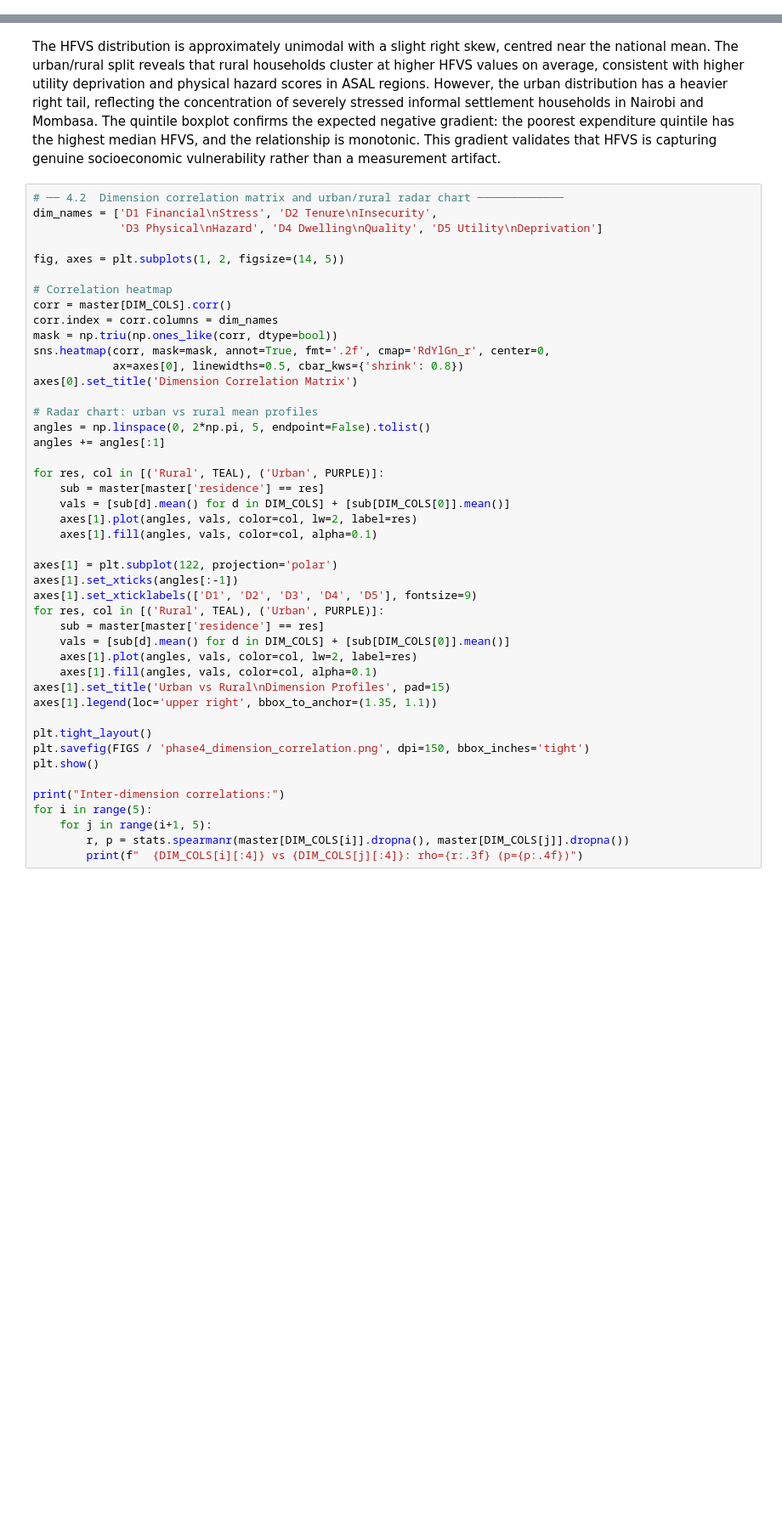
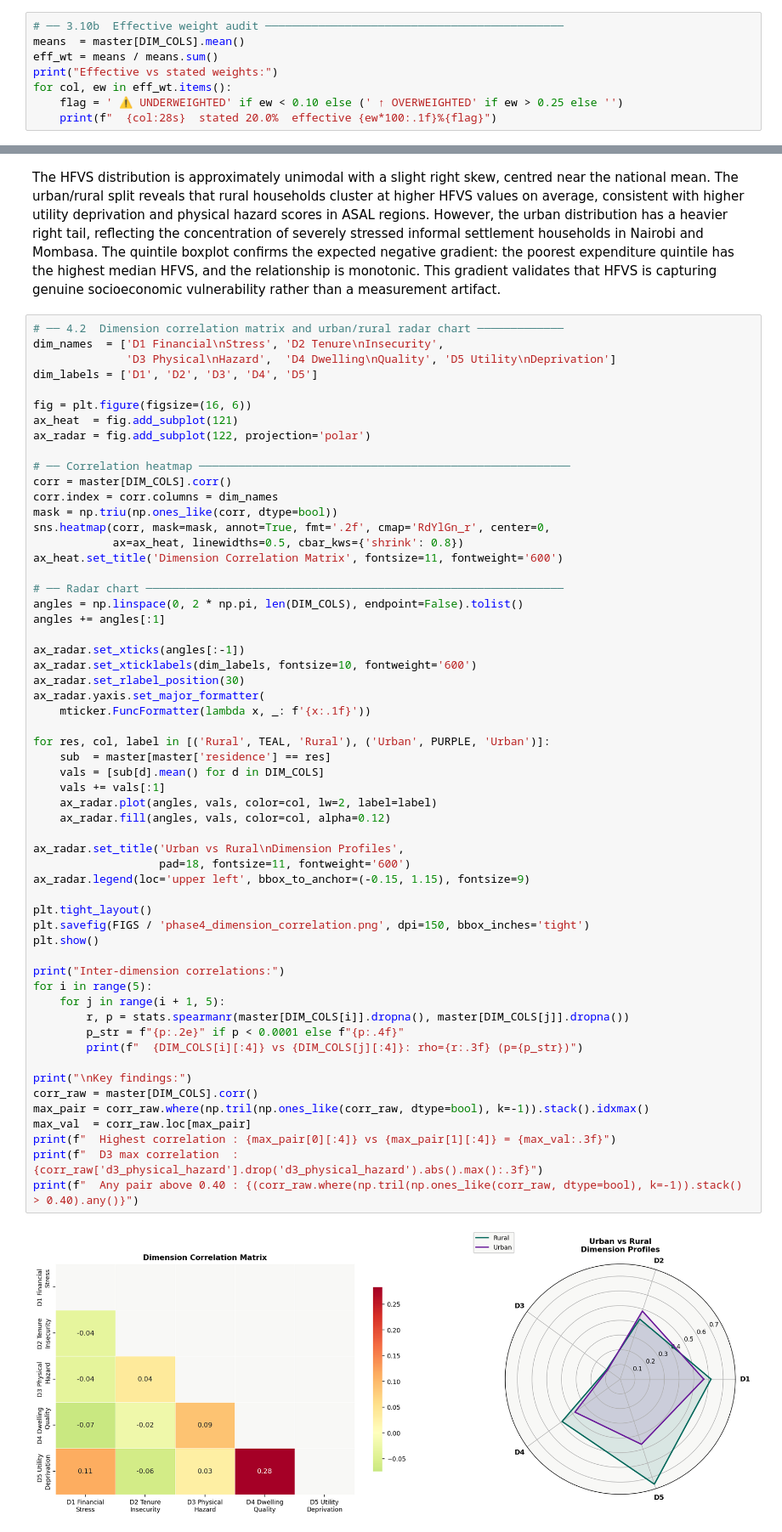
Before and after one commit to VAL-Jerono/KHS_housing_dissertation, a Jupyter notebook: KHS_Dissertation_REVISED.ipynb, the cells around one changed output, grey strips where cells are left out. Shown at 85% size. Drawn from its saved outputs; the diff is of its cells as text; blank space fills up the shorter version.

```diff
--- a/KHS_Dissertation_REVISED.ipynb
+++ b/KHS_Dissertation_REVISED.ipynb
@@ -1075,0 +1599,8 @@ print(f"  Survey weight range  : {master['hhweight'].min():.2f} to {master['hhwe
+# %%
+# ── 3.10b  Effective weight audit ─────────────────────────────────────────────
+means  = master[DIM_COLS].mean()
+eff_wt = means / means.sum()
+print("Effective vs stated weights:")
+for col, ew in eff_wt.items():
+    flag = ' ⚠ UNDERWEIGHTED' if ew < 0.10 else (' ↑ OVERWEIGHTED' if ew > 0.25 else '')
+    print(f"  {col:28s}  stated 20.0%  effective {ew*100:.1f}%{flag}")
@@ -1131,46 +1675,60 @@ print(f"  Distribution is {'NOT ' if p_sw < 0.05 else ''}approximately normal (a
 The HFVS distribution is approximately unimodal with a slight right skew, centred near the national mean. The urban/rural split reveals that rural households cluster at higher HFVS values on average, consistent with higher utility deprivation and physical hazard scores in ASAL regions. However, the urban distribution has a heavier right tail, reflecting the concentration of severely stressed informal settlement households in Nairobi and Mombasa. The quintile boxplot confirms the expected negative gradient: the poorest expenditure quintile has the highest median HFVS, and the relationship is monotonic. This gradient validates that HFVS is capturing genuine socioeconomic vulnerability rather than a measurement artifact.
 # %%
 # ── 4.2  Dimension correlation matrix and urban/rural radar chart ─────────────
-dim_names = ['D1 Financial\nStress', 'D2 Tenure\nInsecurity',
-             'D3 Physical\nHazard', 'D4 Dwelling\nQuality', 'D5 Utility\nDeprivation']
+dim_names  = ['D1 Financial\nStress', 'D2 Tenure\nInsecurity',
+              'D3 Physical\nHazard',  'D4 Dwelling\nQuality', 'D5 Utility\nDeprivation']
+dim_labels = ['D1', 'D2', 'D3', 'D4', 'D5']
 
-fig, axes = plt.subplots(1, 2, figsize=(14, 5))
+fig = plt.figure(figsize=(16, 6))
+ax_heat  = fig.add_subplot(121)
+ax_radar = fig.add_subplot(122, projection='polar')
 
-# Correlation heatmap
+# ── Correlation heatmap ────────────────────────────────────────────────────────
 corr = master[DIM_COLS].corr()
 corr.index = corr.columns = dim_names
 mask = np.triu(np.ones_like(corr, dtype=bool))
 sns.heatmap(corr, mask=mask, annot=True, fmt='.2f', cmap='RdYlGn_r', center=0,
-            ax=axes[0], linewidths=0.5, cbar_kws={'shrink': 0.8})
-axes[0].set_title('Dimension Correlation Matrix')
+            ax=ax_heat, linewidths=0.5, cbar_kws={'shrink': 0.8})
+ax_heat.set_title('Dimension Correlation Matrix', fontsize=11, fontweight='600')
 
-# Radar chart: urban vs rural mean profiles
-angles = np.linspace(0, 2*np.pi, 5, endpoint=False).tolist()
+# ── Radar chart ───────────────────────────────────────────────────────────────
+angles = np.linspace(0, 2 * np.pi, len(DIM_COLS), endpoint=False).tolist()
 angles += angles[:1]
 
-for res, col in [('Rural', TEAL), ('Urban', PURPLE)]:
-    sub = master[master['residence'] == res]
-    vals = [sub[d].mean() for d in DIM_COLS] + [sub[DIM_COLS[0]].mean()]
-    axes[1].plot(angles, vals, color=col, lw=2, label=res)
-    axes[1].fill(angles, vals, color=col, alpha=0.1)
+ax_radar.set_xticks(angles[:-1])
+ax_radar.set_xticklabels(dim_labels, fontsize=10, fontweight='600')
+ax_radar.set_rlabel_position(30)
+ax_radar.yaxis.set_major_formatter(
+    mticker.FuncFormatter(lambda x, _: f'{x:.1f}'))
 
-axes[1] = plt.subplot(122, projection='polar')
-axes[1].set_xticks(angles[:-1])
-axes[1].set_xticklabels(['D1', 'D2', 'D3', 'D4', 'D5'], fontsize=9)
-for res, col in [('Rural', TEAL), ('Urban', PURPLE)]:
-    sub = master[master['residence'] == res]
-    vals = [sub[d].mean() for d in DIM_COLS] + [sub[DIM_COLS[0]].mean()]
-    axes[1].plot(angles, vals, color=col, lw=2, label=res)
-    axes[1].fill(angles, vals, color=col, alpha=0.1)
-axes[1].set_title('Urban vs Rural\nDimension Profiles', pad=15)
-axes[1].legend(loc='upper right', bbox_to_anchor=(1.35, 1.1))
+for res, col, label in [('Rural', TEAL, 'Rural'), ('Urban', PURPLE, 'Urban')]:
+    sub  = master[master['residence'] == res]
+    vals = [sub[d].mean() for d in DIM_COLS]
+    vals += vals[:1]
+    ax_radar.plot(angles, vals, color=col, lw=2, label=label)
+    ax_radar.fill(angles, vals, color=col, alpha=0.12)
+
+ax_radar.set_title('Urban vs Rural\nDimension Profiles',
+                   pad=18, fontsize=11, fontweight='600')
+ax_radar.legend(loc='upper left', bbox_to_anchor=(-0.15, 1.15), fontsize=9)
 
 plt.tight_layout()
 plt.savefig(FIGS / 'phase4_dimension_correlation.png', dpi=150, bbox_inches='tight')
 plt.show()
 
 print("Inter-dimension correlations:")
 for i in range(5):
-    for j in range(i+1, 5):
+    for j in range(i + 1, 5):
         r, p = stats.spearmanr(master[DIM_COLS[i]].dropna(), master[DIM_COLS[j]].dropna())
-        print(f"  {DIM_COLS[i][:4]} vs {DIM_COLS[j][:4]}: rho={r:.3f} (p={p:.4f})")
+        p_str = f"{p:.2e}" if p < 0.0001 else f"{p:.4f}"
+        print(f"  {DIM_COLS[i][:4]} vs {DIM_COLS[j][:4]}: rho={r:.3f} (p={p_str})")
+
+print("\nKey findings:")
+corr_raw = master[DIM_COLS].corr()
+max_pair = corr_raw.where(np.tril(np.ones_like(corr_raw, dtype=bool), k=-1)).stack().idxmax()
+max_val  = corr_raw.loc[max_pair]
+print(f"  Highest correlation : {max_pair[0][:4]} vs {max_pair[1][:4]} = {max_val:.3f}")
+print(f"  D3 max correlation  : {corr_raw['d3_physical_hazard'].drop('d3_physical_hazard').abs().max():.3f}")
+print(f"  Any pair above 0.40 : {(corr_raw.where(np.tril(np.ones_like(corr_raw, dtype=bool), k=-1)).stack() > 0.40).any()}")
+# %% [output]
+[figure, added]
```
Also changed, not shown: parts of 48 cells of this notebook.
